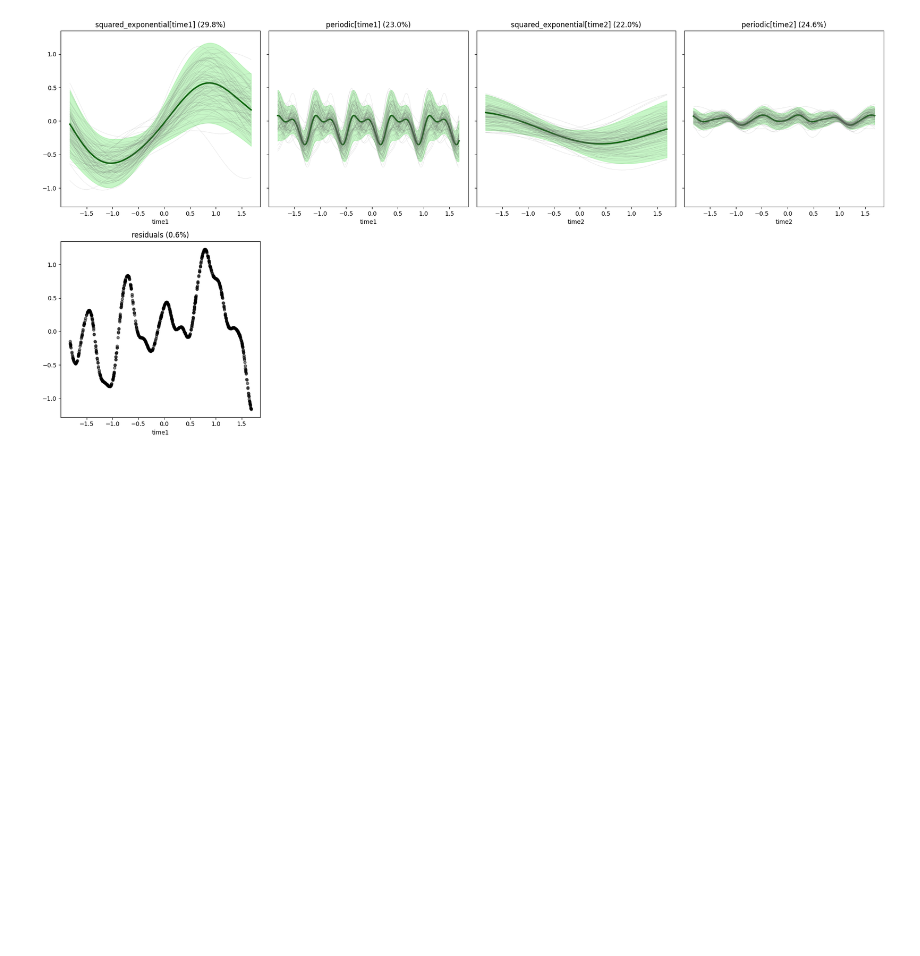
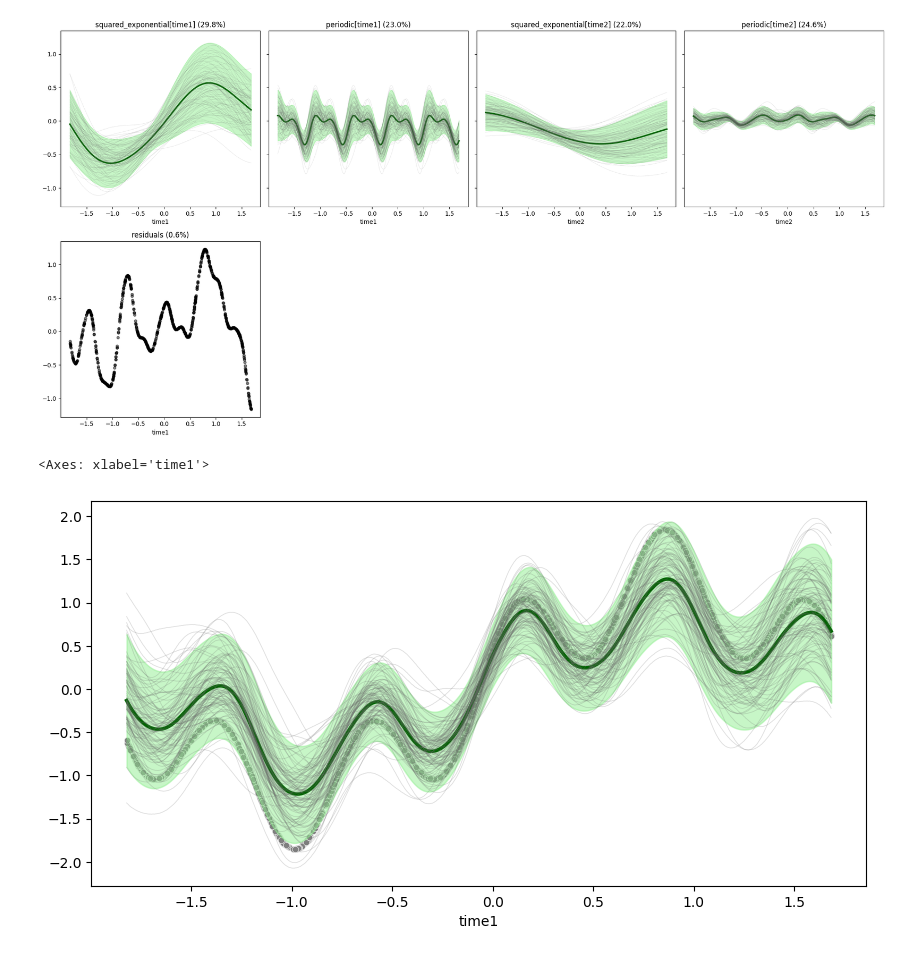
Before and after one commit to omicsEye/waveome, a Jupyter notebook: examples/simulations/simple_regression_different_models.ipynb, the cells around one changed output. Saved outputs shown, nothing was run; the diff lists cells and outputs as text; code cells hidden in the pictures; blank space fills up the shorter version.

Commit message:
Update overview notebook with multi time covariate

```diff
--- a/examples/simulations/simple_regression_different_models.ipynb
+++ b/examples/simulations/simple_regression_different_models.ipynb
@@ -762,3 +738,9 @@ gps_time2.plot_parts(out_label="y_mixed", x_axis_label="time1")
         [<Axes: title={'center': 'residuals (0.6%)'}, xlabel='time1'>,
          <Axes: >, <Axes: >, <Axes: >]], dtype=object))
 [figure]
+# %%
+# Faster moving component
+gps_time2.plot_marginal(out_label="y_mixed", x_axis_label="time1")
+# %% [output]
+<Axes: xlabel='time1'>
+[figure, added]
```
Also changed, not shown: parts of 23 cells of this notebook.
